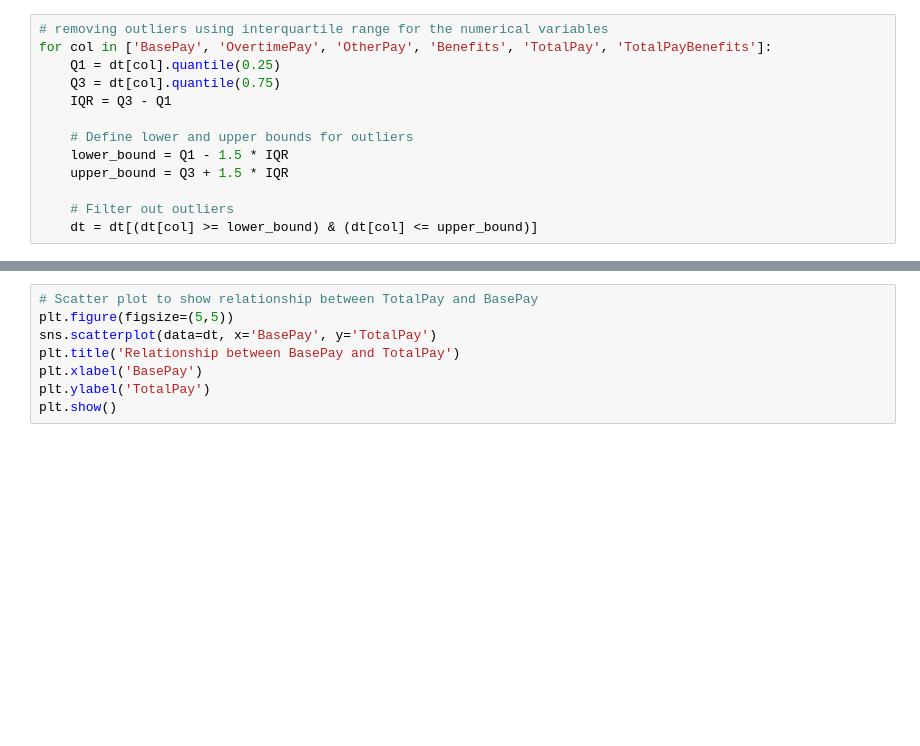
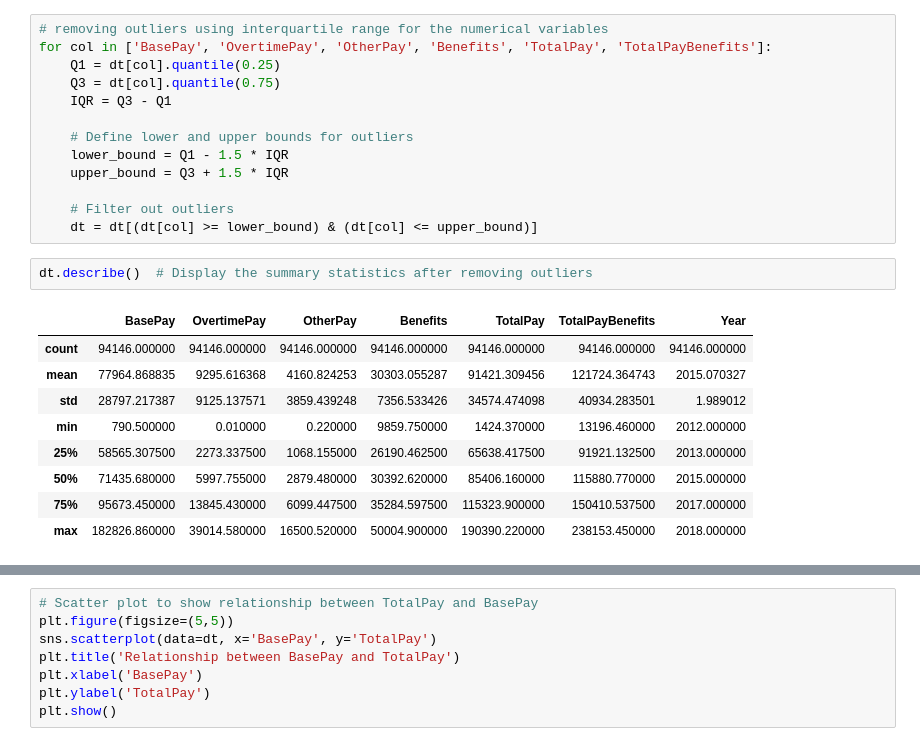
Before and after one commit to abhinavpy3/DATA-ANALYSIS----SSFE, a Jupyter notebook: SSFE.ipynb, the cells around one changed output, grey strips where cells are left out. Drawn from its saved outputs; the diff is of its cells as text; blank space fills up the shorter version.

```diff
--- a/SSFE.ipynb
+++ b/SSFE.ipynb
@@ -229,4 +229,16 @@ for col in ['BasePay', 'OvertimePay', 'OtherPay', 'Benefits', 'TotalPay', 'Total
 
     # Filter out outliers
     dt = dt[(dt[col] >= lower_bound) & (dt[col] <= upper_bound)]
+# %%
+dt.describe()  # Display the summary statistics after removing outliers
+# %% [output]
+|  | BasePay | OvertimePay | OtherPay | Benefits | TotalPay | TotalPayBenefits | Year |
+| count | 94146.000000 | 94146.000000 | 94146.000000 | 94146.000000 | 94146.000000 | 94146.000000 | 94146.000000 |
+| mean | 77964.868835 | 9295.616368 | 4160.824253 | 30303.055287 | 91421.309456 | 121724.364743 | 2015.070327 |
+| std | 28797.217387 | 9125.137571 | 3859.439248 | 7356.533426 | 34574.474098 | 40934.283501 | 1.989012 |
+| min | 790.500000 | 0.010000 | 0.220000 | 9859.750000 | 1424.370000 | 13196.460000 | 2012.000000 |
+| 25% | 58565.307500 | 2273.337500 | 1068.155000 | 26190.462500 | 65638.417500 | 91921.132500 | 2013.000000 |
+| 50% | 71435.680000 | 5997.755000 | 2879.480000 | 30392.620000 | 85406.160000 | 115880.770000 | 2015.000000 |
+| 75% | 95673.450000 | 13845.430000 | 6099.447500 | 35284.597500 | 115323.900000 | 150410.537500 | 2017.000000 |
+| max | 182826.860000 | 39014.580000 | 16500.520000 | 50004.900000 | 190390.220000 | 238153.450000 | 2018.000000 |
 # %% [markdown]
```
Also changed, not shown: parts of 4 cells of this notebook.
